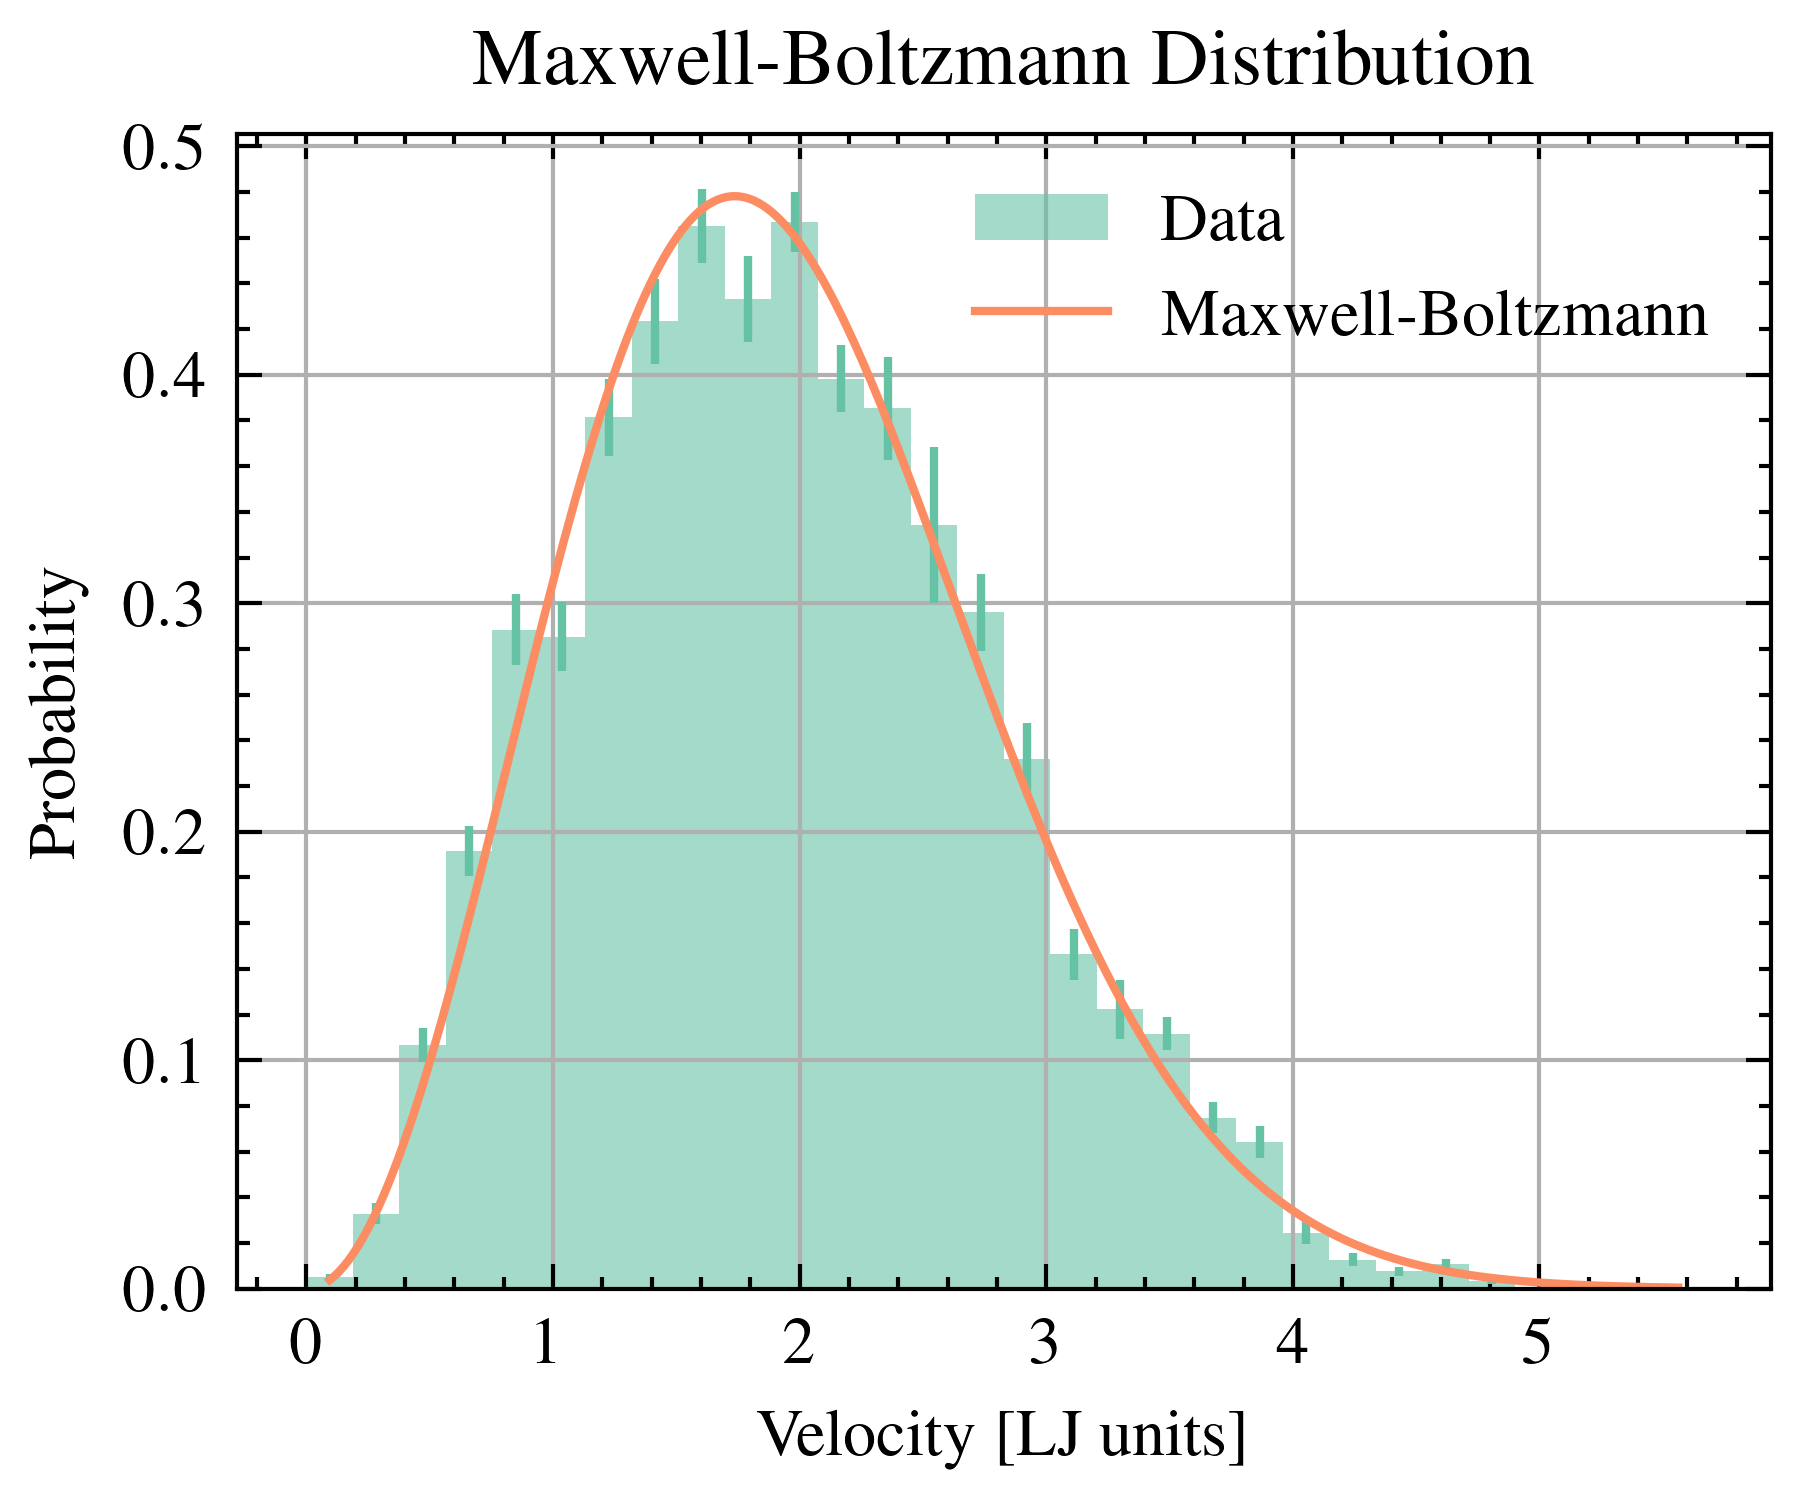
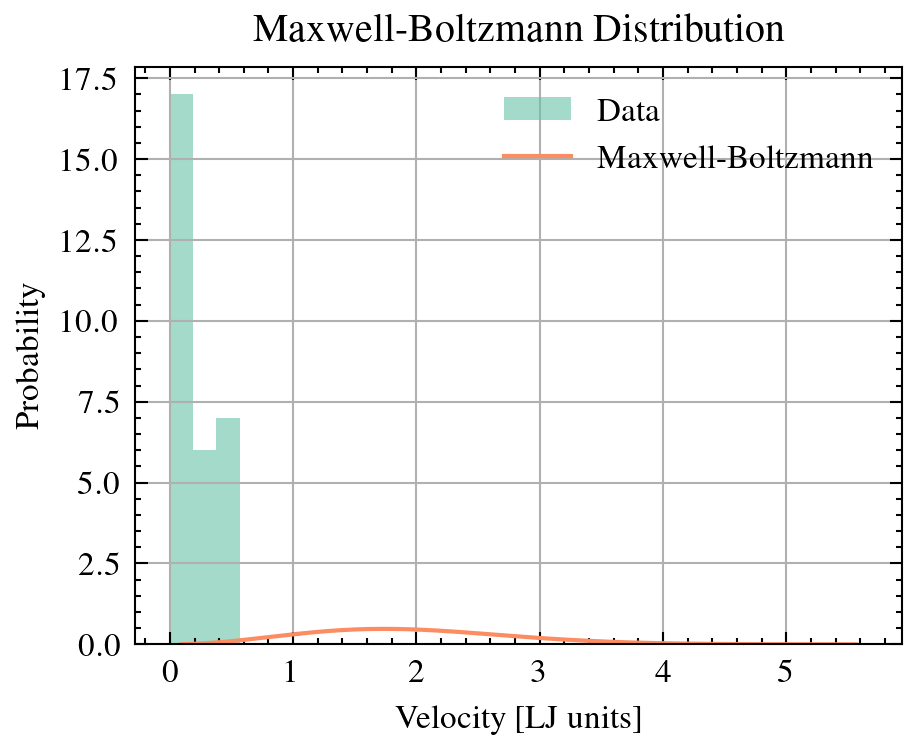
The change to this notebook cell's code, shown as a diff; its figure went from the first image to the second:
--- before
+++ after
@@ -5,7 +5,11 @@
     binsize = float(text.split()[-1])
 
-data = np.loadtxt(filename, skiprows=2)  # pofr
+data = np.loadtxt(filename, skiprows=2)  # pofv
 
-temp = np.loadtxt("./Exer_04_01/OUTPUT/temperature.dat")[-1, 2]  # final temperature
+p_of_v = data[:, 2]
+error = data[:, 3]
+
+# final temperature
+temp = np.loadtxt("./Exer_04_01/OUTPUT/temperature.dat")[-1, 2]
 
 # ---------- Clean data ----------
@@ -13,14 +17,14 @@
 mask = data[:, 0] == block_number
 
-x = binsize * (np.arange(len(data[:, 2][mask])) + 0.5)
-bins = np.linspace(0, binsize * len(x), len(x) + 1)
+velocities = binsize * (np.arange(len(p_of_v[mask])) + 0.5)
+bins = np.linspace(0, binsize * len(velocities), len(velocities) + 1)
 
-x_dense = np.linspace(min(x), max(x), 300)
+vel_dense = np.linspace(min(velocities), max(velocities), 300)
 
 # ---------- Plot ----------
-plt.hist(x, bins=bins, weights=data[:, 2][mask], alpha=0.6, label="Data")
-plt.errorbar(x, data[:, 2][mask], yerr=data[:, 3][mask], fmt="none")  # to add errors
+plt.hist(velocities, bins=bins, weights=p_of_v[mask], alpha=0.6, label="Data")
+plt.errorbar(velocities, p_of_v[mask], yerr=error[mask], fmt="none")  # to add errors
 
-plt.plot(x_dense, boltzmann(x_dense, temp), label="Maxwell-Boltzmann")
+plt.plot(vel_dense, boltzmann(vel_dense, temp), label="Maxwell-Boltzmann")
 
 

Commit: Updated Exercises 4